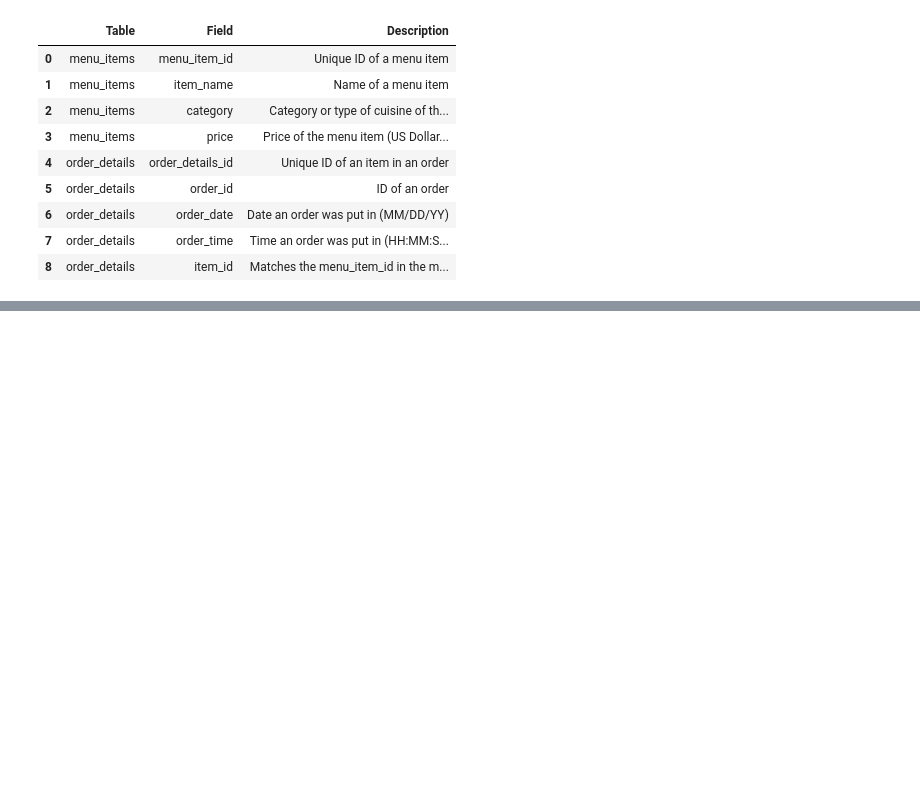
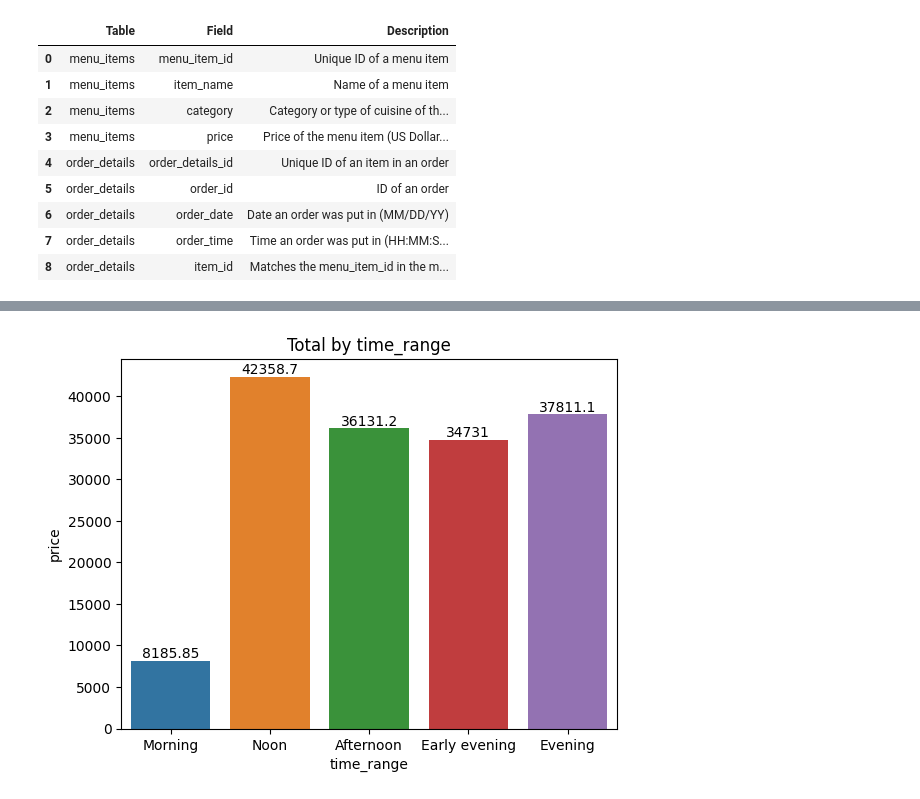
Before and after one commit to DAngello-Garcia/restaurant-menu-match, a Jupyter notebook: restaurant_menu_match/notebooks/restaurant.ipynb, the cells around one changed output, grey strips where cells are left out. Drawn from its saved outputs; the diff is of its cells as text; code cells hidden in the pictures; blank space fills up the shorter version.

```diff
--- a/restaurant_menu_match/notebooks/restaurant.ipynb
+++ b/restaurant_menu_match/notebooks/restaurant.ipynb
@@ -18,0 +119,4 @@ dataset_columns
+# %%
+union['time_range'] = union['time_range'].cat.remove_unused_categories()
+categories_by_time_range = union.groupby(['time_range', 'category'], as_index=False)['price'].sum()
+categories_by_time_range
@@ -18,0 +141,12 @@ dataset_columns
+# %%
+ax = sns.barplot(categories_by_time_range, x="day_of_week", y="price", hue='day_of_week', estimator="sum", errorbar=None)
+for i in ax.containers:
+    ax.bar_label(i,)
+ax.set_title('Total by day')
+plt.show()
+# %%
+union['time_range'] = union['time_range'].cat.remove_unused_categories()
+union['time_range'].value_counts()
+# %%
+total_by_time_range = union.groupby(['time_range', 'category'], as_index=False)['price'].sum()
+total_by_time_range.sort_values(by='price', ascending=False).reset_index(drop=True)
@@ -18,0 +171,8 @@ dataset_columns
+# %%
+ax = sns.barplot(total_by_time_range, x="time_range", y="price", hue='time_range', estimator="sum", errorbar=None)
+for i in ax.containers:
+    ax.bar_label(i,)
+ax.set_title('Total by time_range')
+plt.show()
+# %% [output]
+[figure, added]
```
Also changed, not shown: parts of 22 cells of this notebook, 3 other files.
